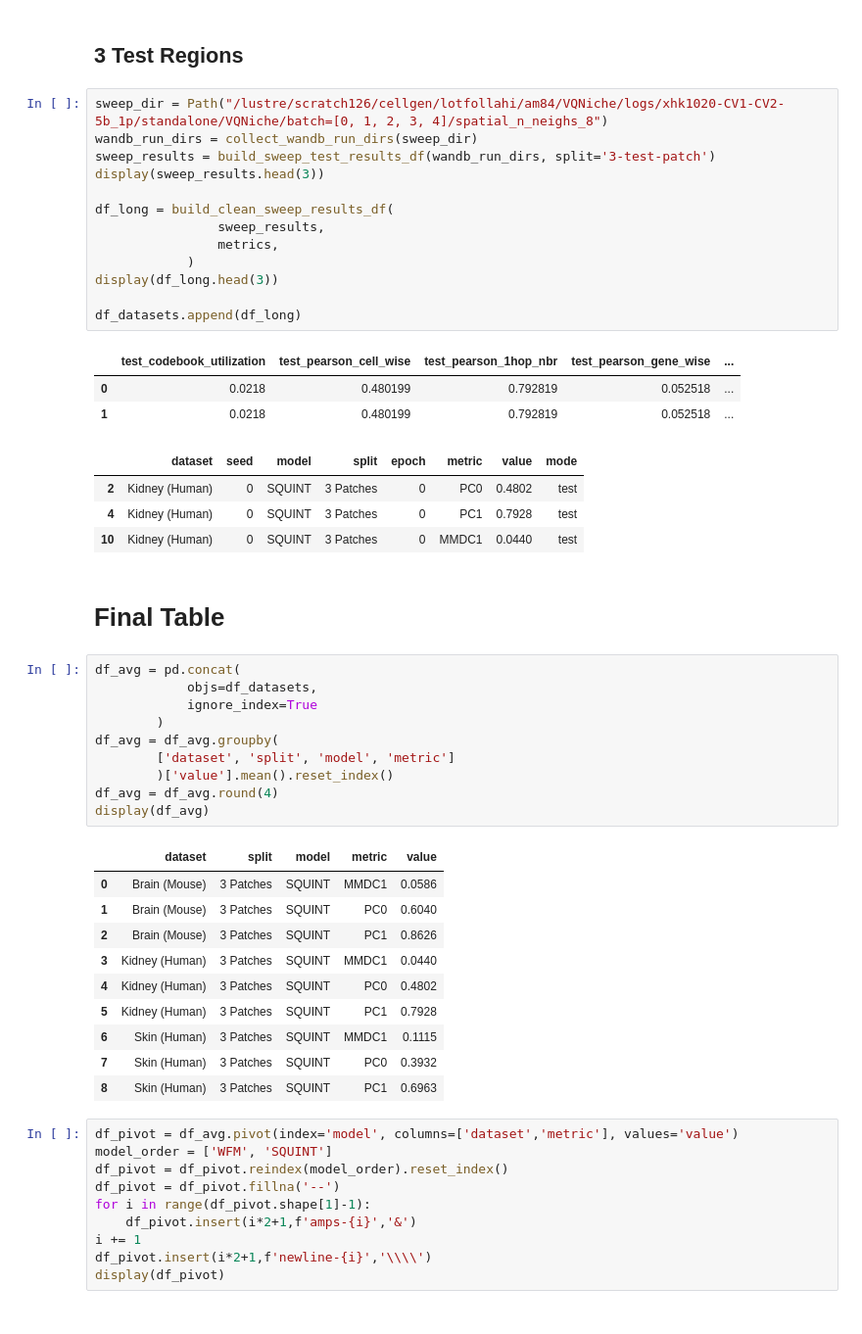
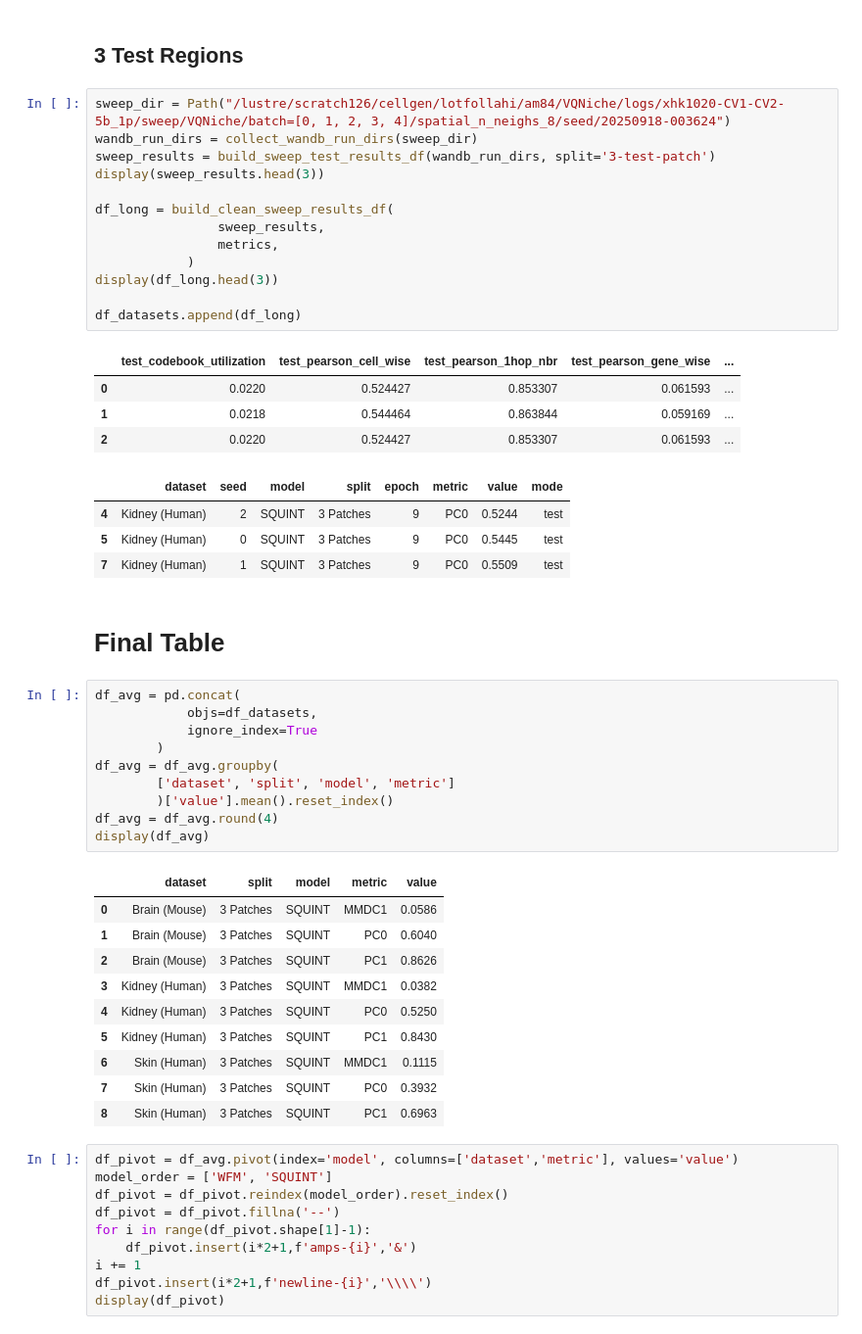
Before and after one commit to Lotfollahi-lab/squint-reproducibility, a Jupyter notebook: analysis/tasks/2D-imputation/imputation_metrics_table.ipynb, the cells around one changed output. Shown: that part at 98% size. Saved outputs shown, nothing was run; the diff lists cells and outputs as text.

Commit message:
update to imputation table

```diff
--- a/analysis/tasks/2D-imputation/imputation_metrics_table.ipynb
+++ b/analysis/tasks/2D-imputation/imputation_metrics_table.ipynb
@@ -214,26 +214,27 @@ df_datasets.append(df_long)
 # %% [markdown]
 ## 3 Test Regions
 # %%
-sweep_dir = Path("/lustre/scratch126/cellgen/lotfollahi/am84/VQNiche/logs/xhk1020-CV1-CV2-5b_1p/standalone/VQNiche/batch=[0, 1, 2, 3, 4]/spatial_n_neighs_8")
+sweep_dir = Path("/lustre/scratch126/cellgen/lotfollahi/am84/VQNiche/logs/xhk1020-CV1-CV2-5b_1p/sweep/VQNiche/batch=[0, 1, 2, 3, 4]/spatial_n_neighs_8/seed/20250918-003624")
 wandb_run_dirs = collect_wandb_run_dirs(sweep_dir)
 sweep_results = build_sweep_test_results_df(wandb_run_dirs, split='3-test-patch')
 display(sweep_results.head(3))
 
 df_long = build_clean_sweep_results_df(
                 sweep_results,
                 metrics,
             )
 display(df_long.head(3))
 
 df_datasets.append(df_long)
 # %% [output]
 |  | test_codebook_utilization | test_pearson_cell_wise | test_pearson_1hop_nbr | test_pearson_gene_wise | ... |
-| 0 | 0.0218 | 0.480199 | 0.792819 | 0.052518 | ... |
-| 1 | 0.0218 | 0.480199 | 0.792819 | 0.052518 | ... |
+| 0 | 0.0220 | 0.524427 | 0.853307 | 0.061593 | ... |
+| 1 | 0.0218 | 0.544464 | 0.863844 | 0.059169 | ... |
+| 2 | 0.0220 | 0.524427 | 0.853307 | 0.061593 | ... |
 |  | dataset | seed | model | split | epoch | metric | value | mode |
-| 2 | Kidney (Human) | 0 | SQUINT | 3 Patches | 0 | PC0 | 0.4802 | test |
-| 4 | Kidney (Human) | 0 | SQUINT | 3 Patches | 0 | PC1 | 0.7928 | test |
-| 10 | Kidney (Human) | 0 | SQUINT | 3 Patches | 0 | MMDC1 | 0.0440 | test |
+| 4 | Kidney (Human) | 2 | SQUINT | 3 Patches | 9 | PC0 | 0.5244 | test |
+| 5 | Kidney (Human) | 0 | SQUINT | 3 Patches | 9 | PC0 | 0.5445 | test |
+| 7 | Kidney (Human) | 1 | SQUINT | 3 Patches | 9 | PC0 | 0.5509 | test |
 # %% [markdown]
 # Final Table
 # %%
@@ -251,9 +252,9 @@ display(df_avg)
 | 0 | Brain (Mouse) | 3 Patches | SQUINT | MMDC1 | 0.0586 |
 | 1 | Brain (Mouse) | 3 Patches | SQUINT | PC0 | 0.6040 |
 | 2 | Brain (Mouse) | 3 Patches | SQUINT | PC1 | 0.8626 |
-| 3 | Kidney (Human) | 3 Patches | SQUINT | MMDC1 | 0.0440 |
-| 4 | Kidney (Human) | 3 Patches | SQUINT | PC0 | 0.4802 |
-| 5 | Kidney (Human) | 3 Patches | SQUINT | PC1 | 0.7928 |
+| 3 | Kidney (Human) | 3 Patches | SQUINT | MMDC1 | 0.0382 |
+| 4 | Kidney (Human) | 3 Patches | SQUINT | PC0 | 0.5250 |
+| 5 | Kidney (Human) | 3 Patches | SQUINT | PC1 | 0.8430 |
 | 6 | Skin (Human) | 3 Patches | SQUINT | MMDC1 | 0.1115 |
 | 7 | Skin (Human) | 3 Patches | SQUINT | PC0 | 0.3932 |
 | 8 | Skin (Human) | 3 Patches | SQUINT | PC1 | 0.6963 |
```
Also changed, not shown: 1 other file.
